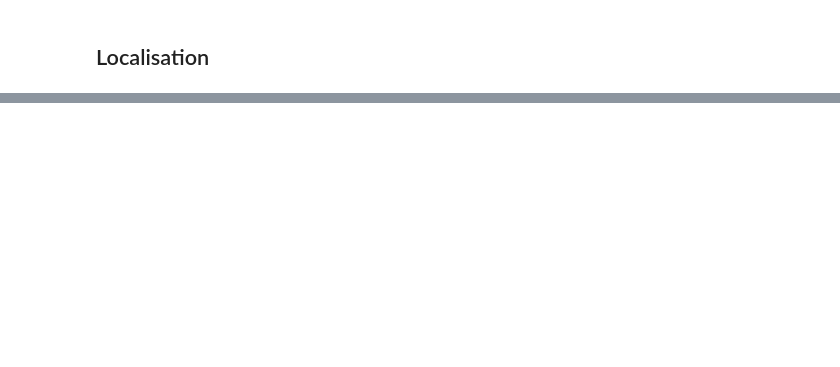
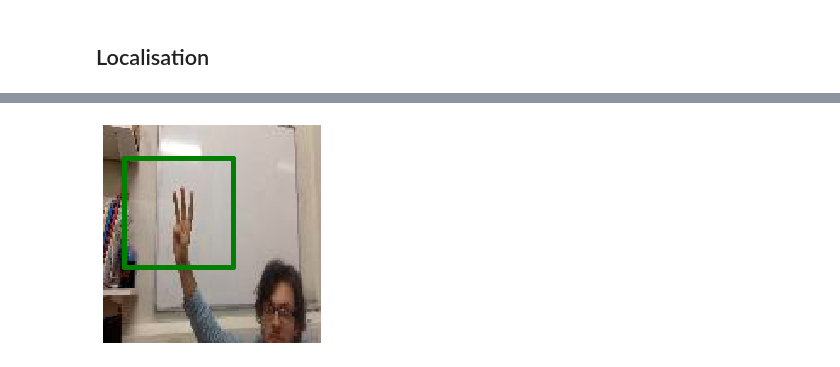
Before and after one commit to ScottVinay/Image_detection_of_fingers, a Jupyter notebook: CCTV_cloud.ipynb, the cells around one changed output, grey strips where cells are left out. Cells and saved outputs as stored; diff of their text form; code cells hidden in the pictures; blank space fills up the shorter version.

```diff
--- a/CCTV_cloud.ipynb
+++ b/CCTV_cloud.ipynb
@@ -194,0 +262,9 @@ np.argmax(yp)
+# %%
+im = loadImg(path+'singleShots/4.jpg',0)
+fig,ax = plt.subplots()
+ax.imshow(im[:,:,::-1])
+ax.set_xticks([]);
+ax.set_yticks([]);
+plotBoundingBox(ax,*fullSearch(im,model,2,20,[2,3,3.5,4]))
+# %% [output]
+[figure, added]
```
Also changed, not shown: parts of 26 cells of this notebook.
